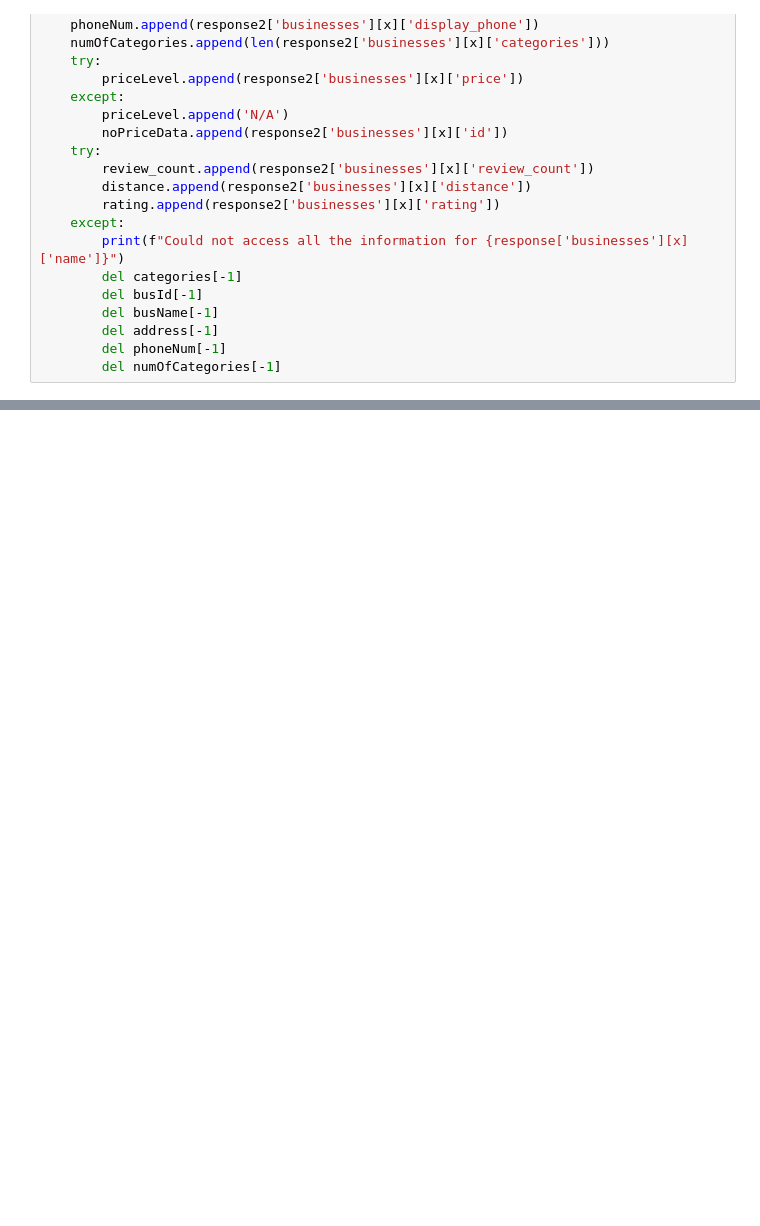
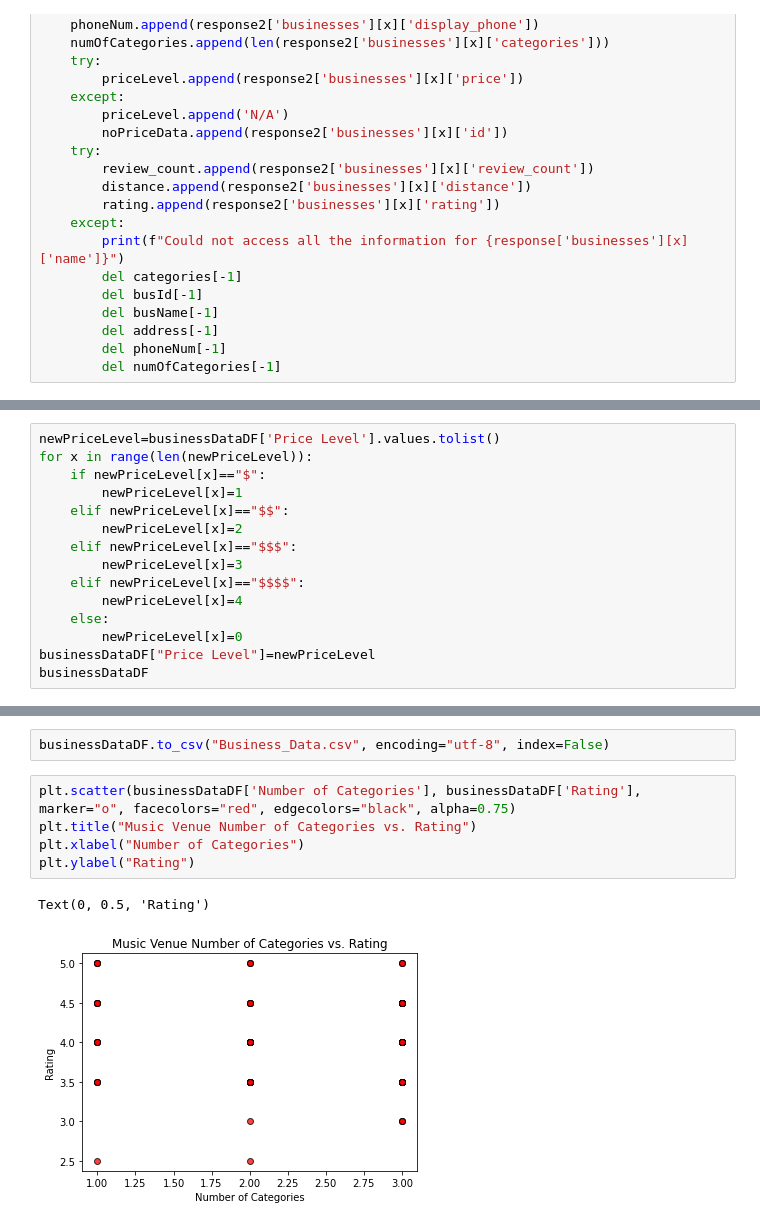
Before and after one commit to mattyk33/A-team, a Jupyter notebook: Yelp_API_Pull.ipynb, the cells around one changed output, grey strips where cells are left out. Drawn from its saved outputs; the diff is of its cells as text; blank space fills up the shorter version.

Commit message:
some graphs and plots

```diff
--- a/Yelp_API_Pull.ipynb
+++ b/Yelp_API_Pull.ipynb
@@ -158,0 +139,15 @@ range(0, 2)
+# %%
+newPriceLevel=businessDataDF['Price Level'].values.tolist()
+for x in range(len(newPriceLevel)):
+    if newPriceLevel[x]=="$":
+        newPriceLevel[x]=1
+    elif newPriceLevel[x]=="$$":
+        newPriceLevel[x]=2
+    elif newPriceLevel[x]=="$$$":
+        newPriceLevel[x]=3
+    elif newPriceLevel[x]=="$$$$":
+        newPriceLevel[x]=4
+    else:
+        newPriceLevel[x]=0
+businessDataDF["Price Level"]=newPriceLevel
+businessDataDF
@@ -158,0 +169,10 @@ range(0, 2)
+# %%
+businessDataDF.to_csv("Business_Data.csv", encoding="utf-8", index=False)
+# %%
+plt.scatter(businessDataDF['Number of Categories'], businessDataDF['Rating'], marker="o", facecolors="red", edgecolors="black", alpha=0.75)
+plt.title("Music Venue Number of Categories vs. Rating")
+plt.xlabel("Number of Categories")
+plt.ylabel("Rating")
+# %% [output]
+Text(0, 0.5, 'Rating')
+[figure, added]
```
Also changed, not shown: parts of 20 cells of this notebook, 1 other file.
